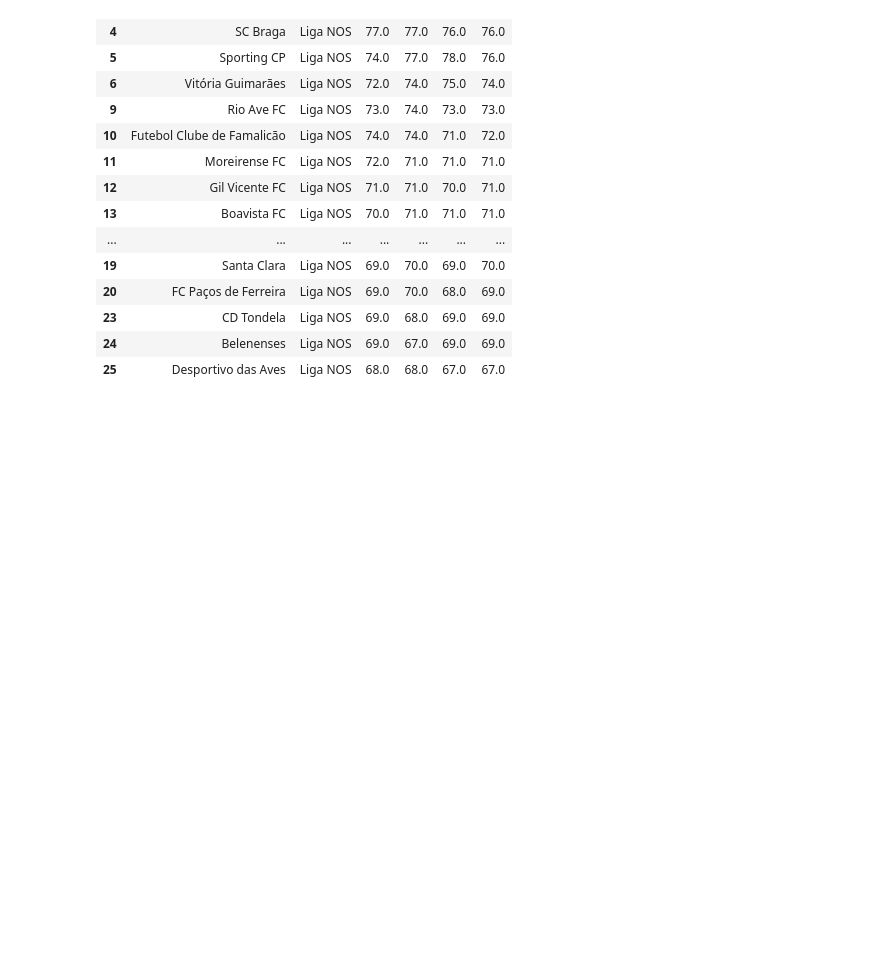
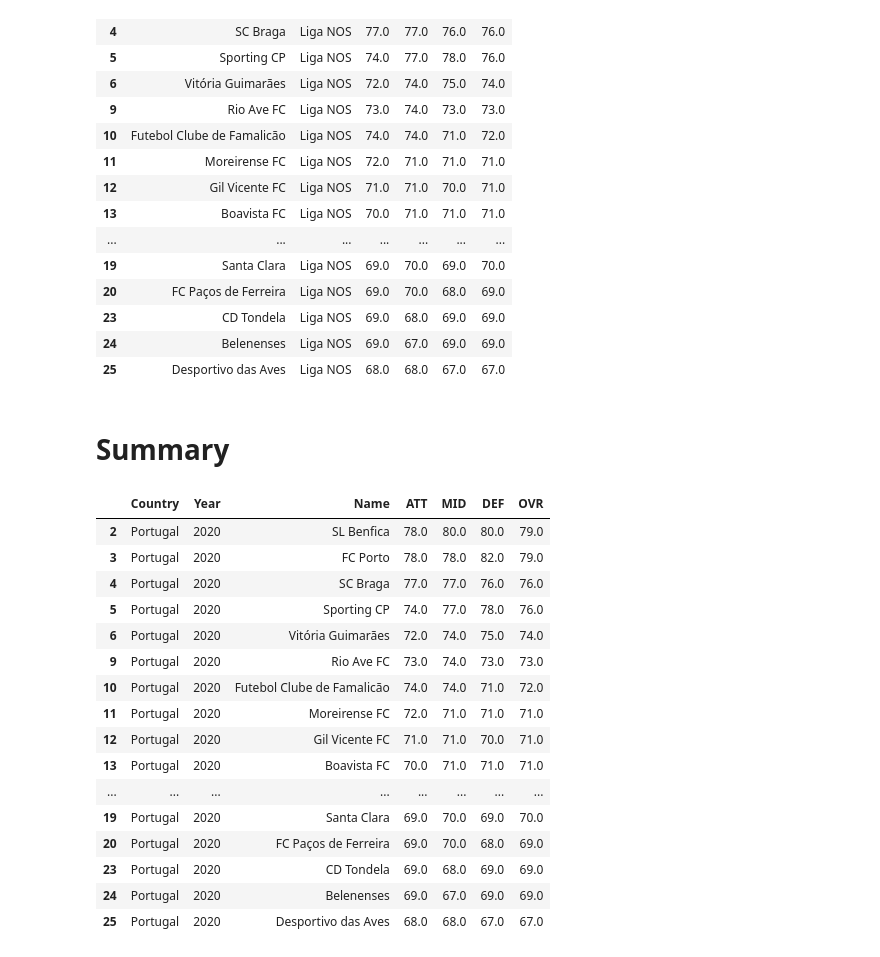
Before and after one commit to TiagoVilaVerde/TFM_KSCHOOL, a Jupyter notebook: 2. Extract teams ratings.ipynb, the cells around one changed output. Drawn from its saved outputs; the diff is of its cells as text; code cells hidden in the pictures; blank space fills up the shorter version.

```diff
--- a/2. Extract teams ratings.ipynb
+++ b/2. Extract teams ratings.ipynb
@@ -107,3 +107,61 @@ df
 | 23 | CD Tondela | Liga NOS | 69.0 | 68.0 | 69.0 | 69.0 |
 | 24 | Belenenses | Liga NOS | 69.0 | 67.0 | 69.0 | 69.0 |
 | 25 | Desportivo das Aves | Liga NOS | 68.0 | 68.0 | 67.0 | 67.0 |
+# %% [markdown]
+# Summary
+# %%
+import pandas as pd
+
+Year = 2020
+
+year = str(Year)[-2:]
+
+Country = 'Portugal'
+
+first_year = 2021
+last_year = 2021
+
+if Country == 'Portugal':
+    country = 'portugal'
+elif Country == 'Spain':
+    country = 'primera'
+elif Country == 'England':
+    country = 'premier'
+elif Country == 'Italy':
+    country = 'serie_a'
+elif Country == 'Germany':
+    country = 'bundesliga'
+elif Country == 'France':
+    country = 'ligue_1'
+else:
+    print('Country not available, please choose between Portugal,\
+Spain, England, Italy, Germany or France')
+
+
+
+
+webpage1 = pd.read_html(f'https://www.fifaindex.com/teams/fifa{year}/?league=308&order=desc')
+df = pd.DataFrame(webpage1[0])
+df.dropna(subset = ["Name"], inplace=True)
+df.drop(df.columns.difference(['Name','ATT','MID','DEF','OVR']), 1, inplace=True)
+df.insert(0, "Country", Country, True)
+df.insert(1, "Year", Year, True)
+df
+# %% [output]
+|  | Country | Year | Name | ATT | MID | DEF | OVR |
+| 2 | Portugal | 2020 | SL Benfica | 78.0 | 80.0 | 80.0 | 79.0 |
+| 3 | Portugal | 2020 | FC Porto | 78.0 | 78.0 | 82.0 | 79.0 |
+| 4 | Portugal | 2020 | SC Braga | 77.0 | 77.0 | 76.0 | 76.0 |
+| 5 | Portugal | 2020 | Sporting CP | 74.0 | 77.0 | 78.0 | 76.0 |
+| 6 | Portugal | 2020 | Vitória Guimarães | 72.0 | 74.0 | 75.0 | 74.0 |
+| 9 | Portugal | 2020 | Rio Ave FC | 73.0 | 74.0 | 73.0 | 73.0 |
+| 10 | Portugal | 2020 | Futebol Clube de Famalicão | 74.0 | 74.0 | 71.0 | 72.0 |
+| 11 | Portugal | 2020 | Moreirense FC | 72.0 | 71.0 | 71.0 | 71.0 |
+| 12 | Portugal | 2020 | Gil Vicente FC | 71.0 | 71.0 | 70.0 | 71.0 |
+| 13 | Portugal | 2020 | Boavista FC | 70.0 | 71.0 | 71.0 | 71.0 |
+| ... | ... | ... | ... | ... | ... | ... | ... |
+| 19 | Portugal | 2020 | Santa Clara | 69.0 | 70.0 | 69.0 | 70.0 |
+| 20 | Portugal | 2020 | FC Paços de Ferreira | 69.0 | 70.0 | 68.0 | 69.0 |
+| 23 | Portugal | 2020 | CD Tondela | 69.0 | 68.0 | 69.0 | 69.0 |
+| 24 | Portugal | 2020 | Belenenses | 69.0 | 67.0 | 69.0 | 69.0 |
+| 25 | Portugal | 2020 | Desportivo das Aves | 68.0 | 68.0 | 67.0 | 67.0 |
```
Also changed, not shown: parts of 4 cells of this notebook.
